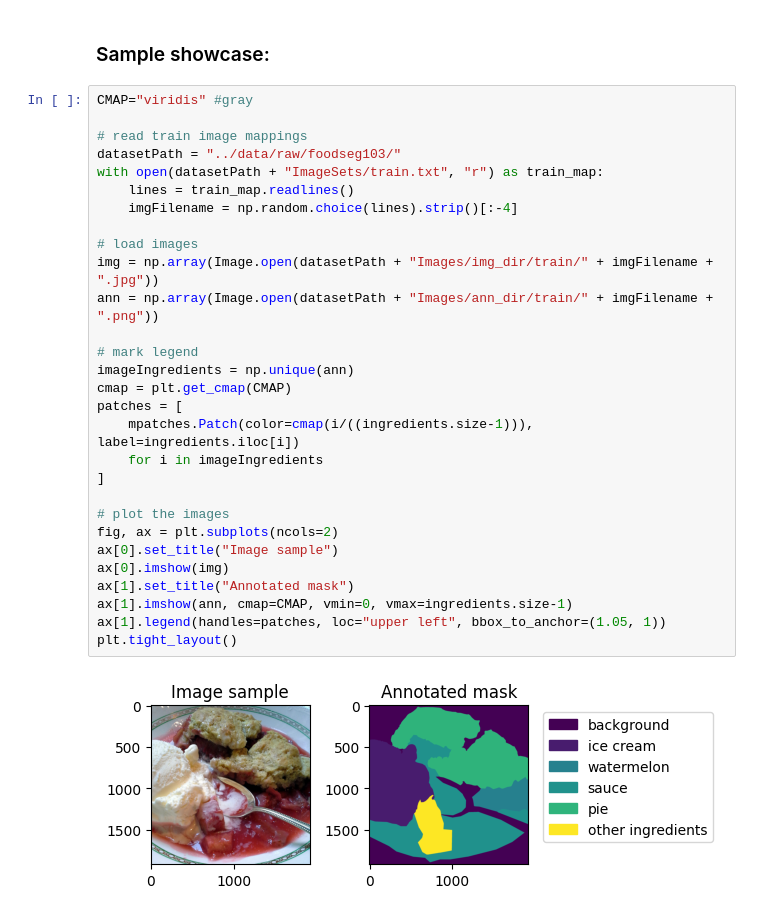
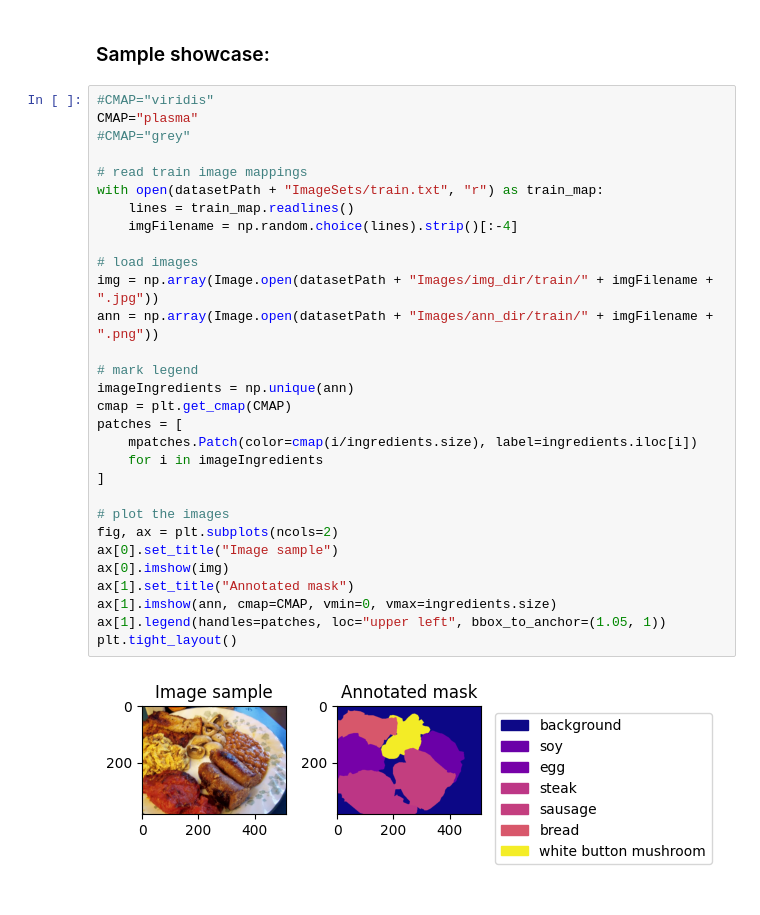
Before and after one commit to ropptar/nutrInfo, a Jupyter notebook: notebooks/01_data_exploration.ipynb, the cells around one changed output. Cells and saved outputs as stored; diff of their text form.

Commit message:
Data exploration update

```diff
--- a/notebooks/01_data_exploration.ipynb
+++ b/notebooks/01_data_exploration.ipynb
@@ -45,33 +47,34 @@ Length: 104, dtype: str
 # %% [markdown]
 ### Sample showcase:
 # %%
-CMAP="viridis" #gray
+#CMAP="viridis"
+CMAP="plasma"
+#CMAP="grey"
 
 # read train image mappings
-datasetPath = "../data/raw/foodseg103/"
 with open(datasetPath + "ImageSets/train.txt", "r") as train_map:
     lines = train_map.readlines()
     imgFilename = np.random.choice(lines).strip()[:-4]
 
 # load images
 img = np.array(Image.open(datasetPath + "Images/img_dir/train/" + imgFilename + ".jpg"))
 ann = np.array(Image.open(datasetPath + "Images/ann_dir/train/" + imgFilename + ".png"))
 
 # mark legend
 imageIngredients = np.unique(ann)
 cmap = plt.get_cmap(CMAP)
 patches = [
-    mpatches.Patch(color=cmap(i/((ingredients.size-1))), label=ingredients.iloc[i])
+    mpatches.Patch(color=cmap(i/ingredients.size), label=ingredients.iloc[i])
     for i in imageIngredients
 ]
 
 # plot the images
 fig, ax = plt.subplots(ncols=2)
 ax[0].set_title("Image sample")
 ax[0].imshow(img)
 ax[1].set_title("Annotated mask")
-ax[1].imshow(ann, cmap=CMAP, vmin=0, vmax=ingredients.size-1)
+ax[1].imshow(ann, cmap=CMAP, vmin=0, vmax=ingredients.size)
 ax[1].legend(handles=patches, loc="upper left", bbox_to_anchor=(1.05, 1))
 plt.tight_layout()
 # %% [output]
-[figure, old version]
+[figure, new version]
```
Also changed, not shown: parts of 1 cell of this notebook.
